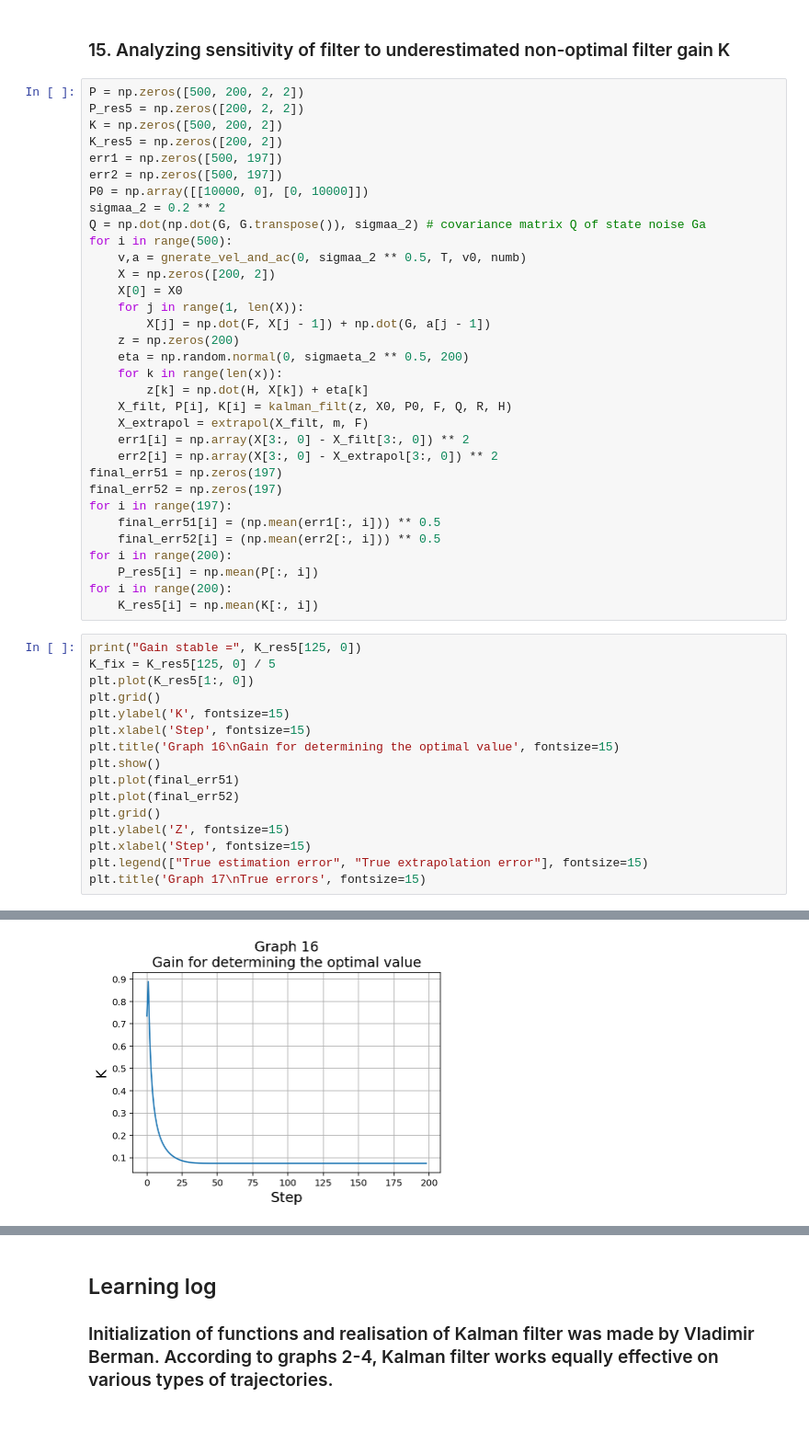
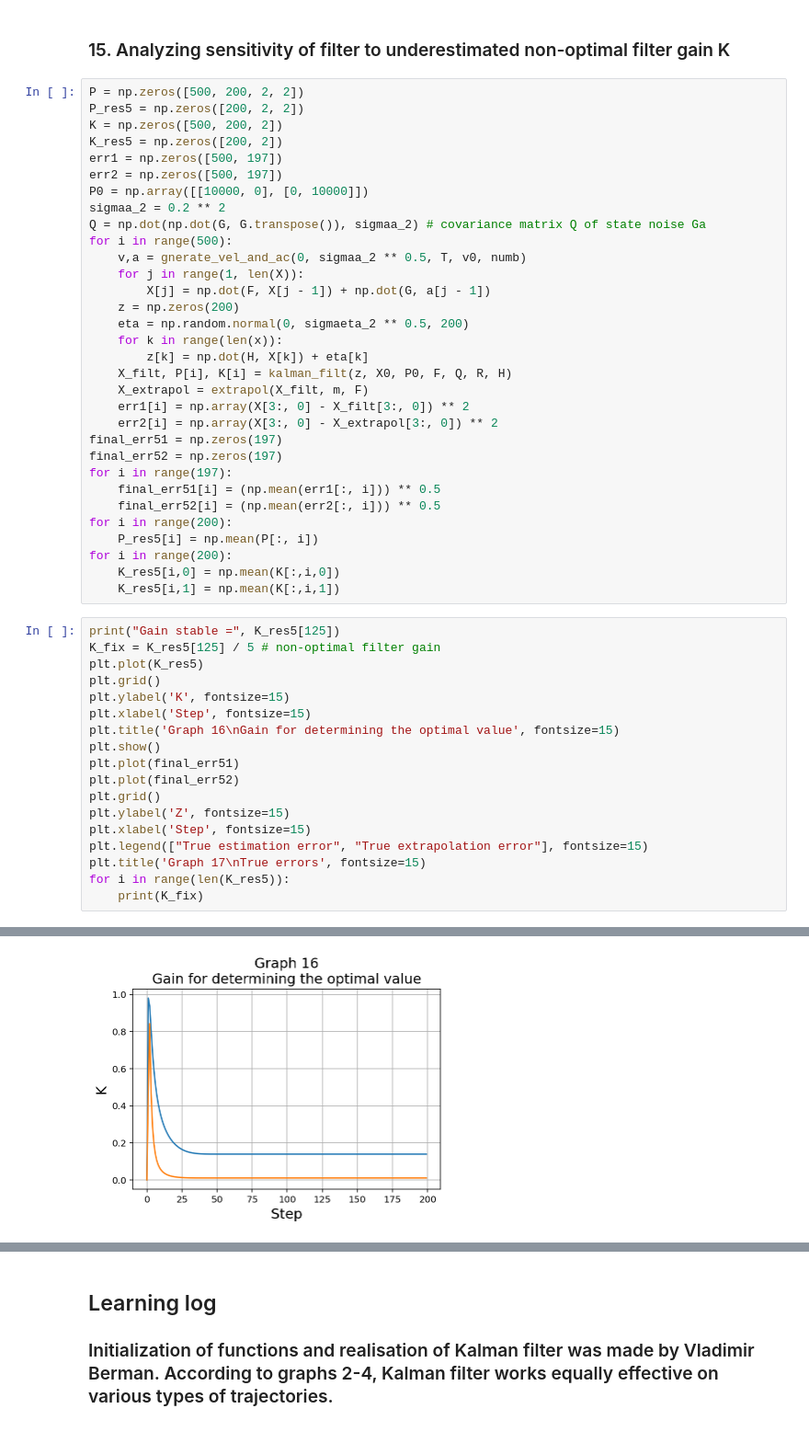
Before and after one commit to aliudvidere/EDP, a Jupyter notebook: EDP/EDP #5 Team 6.ipynb, the cells around one changed output, grey strips where cells are left out. Shown at 92% size. Cells and saved outputs as stored; diff of their text form.

```diff
--- a/EDP/EDP #5 Team 6.ipynb
+++ b/EDP/EDP #5 Team 6.ipynb
@@ -538,8 +538,6 @@ sigmaa_2 = 0.2 ** 2
 Q = np.dot(np.dot(G, G.transpose()), sigmaa_2) # covariance matrix Q of state noise Ga
 for i in range(500):
     v,a = gnerate_vel_and_ac(0, sigmaa_2 ** 0.5, T, v0, numb)
-    X = np.zeros([200, 2])
-    X[0] = X0
     for j in range(1, len(X)):
         X[j] = np.dot(F, X[j - 1]) + np.dot(G, a[j - 1])
     z = np.zeros(200)
@@ -558,11 +556,12 @@ for i in range(197):
 for i in range(200):
     P_res5[i] = np.mean(P[:, i])
 for i in range(200):
-    K_res5[i] = np.mean(K[:, i])
+    K_res5[i,0] = np.mean(K[:,i,0])
+    K_res5[i,1] = np.mean(K[:,i,1])
 # %%
-print("Gain stable =", K_res5[125, 0])
-K_fix = K_res5[125, 0] / 5
-plt.plot(K_res5[1:, 0])
+print("Gain stable =", K_res5[125])
+K_fix = K_res5[125] / 5 # non-optimal filter gain
+plt.plot(K_res5)
 plt.grid()
 plt.ylabel('K', fontsize=15)
 plt.xlabel('Step', fontsize=15)
@@ -575,4 +574,6 @@ plt.ylabel('Z', fontsize=15)
 plt.xlabel('Step', fontsize=15)
 plt.legend(["True estimation error", "True extrapolation error"], fontsize=15)
 plt.title('Graph 17\nTrue errors', fontsize=15)
+for i in range(len(K_res5)):
+    print(K_fix)
 # %% [output]
@@ -580 +581 @@ Gain stable = 0.07466302282240235
-[figure, old version]
+[figure, new version]
```
Also changed, not shown: parts of 14 cells of this notebook, 3 other files.
